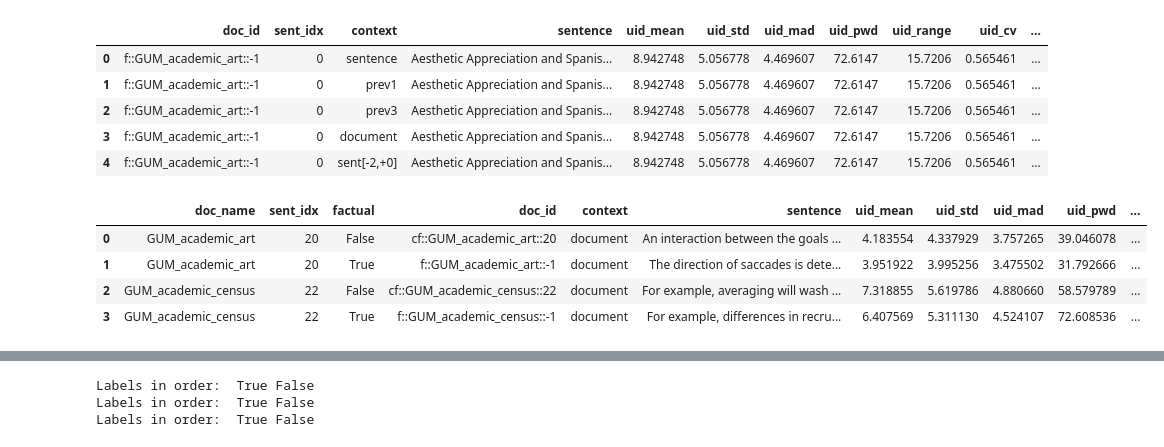
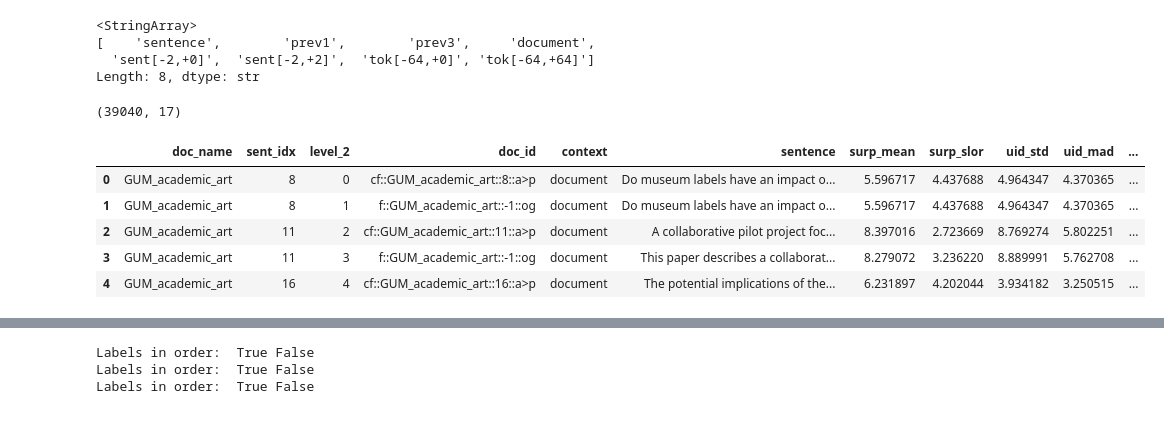
Before and after one commit to NolanChai/active-passive-alternations, a Jupyter notebook: notebooks/UID_analysis.ipynb, the cells around one changed output, grey strips where cells are left out. Saved outputs shown, nothing was run; the diff lists cells and outputs as text; code cells hidden in the pictures.

```diff
--- a/notebooks/UID_analysis.ipynb
+++ b/notebooks/UID_analysis.ipynb
@@ -25,3 +78,3 @@ sns.color_palette("Greens")
 # %%
-data_path = "../outputs/passives_document_uid.csv"
+data_path = "../outputs/cf_word_sentence_uid.csv"
 uid_df = pd.read_csv(data_path).iloc[:, 1:]
@@ -28,35 +102,29 @@ uid_df = pd.read_csv(data_path).iloc[:, 1:]
 # %%
-uid_df[['factual', 'doc_name', 'pass_idx']] = uid_df['doc_id'].str.split("::", expand=True)
-uid_df['pass_idx'] = uid_df['pass_idx'].astype(int)
-passive_lookup = uid_df.groupby('doc_name').apply(lambda group: group['pass_idx'].unique()).to_dict()
-uid_df['passive'] = uid_df.apply(lambda row: row['sent_idx'] in passive_lookup[row['doc_name']], axis=1)
-uid_df['factual'] = ~((uid_df['factual'] == 'cf')
-                      & (uid_df['passive']))
+uid_df[['factual', 'doc_name', 'conv_idx', 'conversion']] = uid_df['doc_id'].str.split("::", expand=True)
+uid_df['conv_idx'] = uid_df['conv_idx'].astype(int)
-# %%
-uid_df.head()
-# %% [output]
-|  | doc_id | sent_idx | context | sentence | uid_mean | uid_std | uid_mad | uid_pwd | uid_range | uid_cv | ... |
-| 0 | f::GUM_academic_art::-1 | 0 | sentence | Aesthetic Appreciation and Spanis... | 8.942748 | 5.056778 | 4.469607 | 72.6147 | 15.7206 | 0.565461 | ... |
-| 1 | f::GUM_academic_art::-1 | 0 | prev1 | Aesthetic Appreciation and Spanis... | 8.942748 | 5.056778 | 4.469607 | 72.6147 | 15.7206 | 0.565461 | ... |
-| 2 | f::GUM_academic_art::-1 | 0 | prev3 | Aesthetic Appreciation and Spanis... | 8.942748 | 5.056778 | 4.469607 | 72.6147 | 15.7206 | 0.565461 | ... |
-| 3 | f::GUM_academic_art::-1 | 0 | document | Aesthetic Appreciation and Spanis... | 8.942748 | 5.056778 | 4.469607 | 72.6147 | 15.7206 | 0.565461 | ... |
-| 4 | f::GUM_academic_art::-1 | 0 | sent[-2,+0] | Aesthetic Appreciation and Spanis... | 8.942748 | 5.056778 | 4.469607 | 72.6147 | 15.7206 | 0.565461 | ... |
+# %%
+uid_df['context'].unique()
+# %% [output]
+<StringArray>
+[    'sentence',        'prev1',        'prev3',     'document',
+  'sent[-2,+0]',  'sent[-2,+2]',  'tok[-64,+0]', 'tok[-64,+64]']
+Length: 8, dtype: str
+# %%
+sents_of_interest = uid_df.groupby("doc_name").apply(extract_sents_of_interest).reset_index().drop(columns="level_1")
+sents_of_interest.shape
+# %% [output]
+(39040, 17)
 # %%
-context_lvl = 'document'
-passive_cf_comparison = uid_df[
-       (uid_df['context'] == context_lvl)
-       & (uid_df['passive'])
-       ]
-passive_cf_comparison['pass_cf'] = (passive_cf_comparison['passive'] & ~passive_cf_comparison['factual'])
-passive_cf_comparison['sentence_label'] = passive_cf_comparison.apply(
-       lambda row: "Counterfactual" if not row['factual'] else "Factual" if row['passive'] else "Unmanipulated",
-       axis=1)
-passive_cf_comparison['doc_sent'] = passive_cf_comparison['doc_name'] + passive_cf_comparison['sent_idx'].astype(str)
-passive_cf_comparison = passive_cf_comparison.groupby(['doc_name', 'sent_idx', 'factual']).first().reset_index()
-passive_cf_comparison.head()
+cf_comparison = sents_of_interest[sents_of_interest['context']==context_lvl]
+cf_comparison['factual'] = cf_comparison['factual'] == 'f'
+cf_comparison = cf_comparison.groupby(['doc_id', 'sent_idx']).first().sort_values(by=['doc_name', 'sent_idx']).reset_index()
+cf_comparison = cf_comparison.groupby(['doc_name', 'sent_idx']).filter(lambda g: g.shape[0] > 1)
+cf_comparison = cf_comparison.groupby(['doc_name', 'sent_idx']).apply(check_passive).reset_index()
+cf_comparison.head()
 # %% [output]
-|  | doc_name | sent_idx | factual | doc_id | context | sentence | uid_mean | uid_std | uid_mad | uid_pwd | ... |
-| 0 | GUM_academic_art | 20 | False | cf::GUM_academic_art::20 | document | An interaction between the goals ... | 4.183554 | 4.337929 | 3.757265 | 39.046078 | ... |
-| 1 | GUM_academic_art | 20 | True | f::GUM_academic_art::-1 | document | The direction of saccades is dete... | 3.951922 | 3.995256 | 3.475502 | 31.792666 | ... |
-| 2 | GUM_academic_census | 22 | False | cf::GUM_academic_census::22 | document | For example, averaging will wash ... | 7.318855 | 5.619786 | 4.880660 | 58.579789 | ... |
-| 3 | GUM_academic_census | 22 | True | f::GUM_academic_census::-1 | document | For example, differences in recru... | 6.407569 | 5.311130 | 4.524107 | 72.608536 | ... |
+|  | doc_name | sent_idx | level_2 | doc_id | context | sentence | surp_mean | surp_slor | uid_std | uid_mad | ... |
+| 0 | GUM_academic_art | 8 | 0 | cf::GUM_academic_art::8::a>p | document | Do museum labels have an impact o... | 5.596717 | 4.437688 | 4.964347 | 4.370365 | ... |
+| 1 | GUM_academic_art | 8 | 1 | f::GUM_academic_art::-1::og | document | Do museum labels have an impact o... | 5.596717 | 4.437688 | 4.964347 | 4.370365 | ... |
+| 2 | GUM_academic_art | 11 | 2 | cf::GUM_academic_art::11::a>p | document | A collaborative pilot project foc... | 8.397016 | 2.723669 | 8.769274 | 5.802251 | ... |
+| 3 | GUM_academic_art | 11 | 3 | f::GUM_academic_art::-1::og | document | This paper describes a collaborat... | 8.279072 | 3.236220 | 8.889991 | 5.762708 | ... |
+| 4 | GUM_academic_art | 16 | 4 | cf::GUM_academic_art::16::a>p | document | The potential implications of the... | 6.231897 | 4.202044 | 3.934182 | 3.250515 | ... |
```
Also changed, not shown: parts of 25 cells of this notebook.
